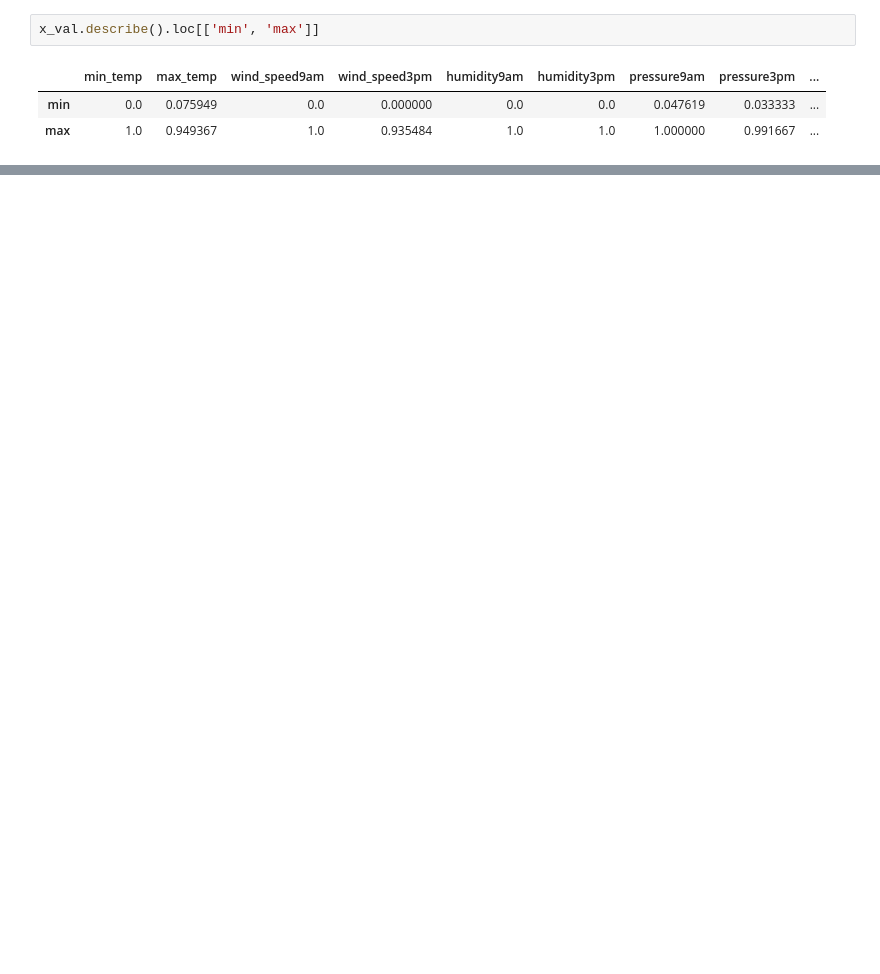
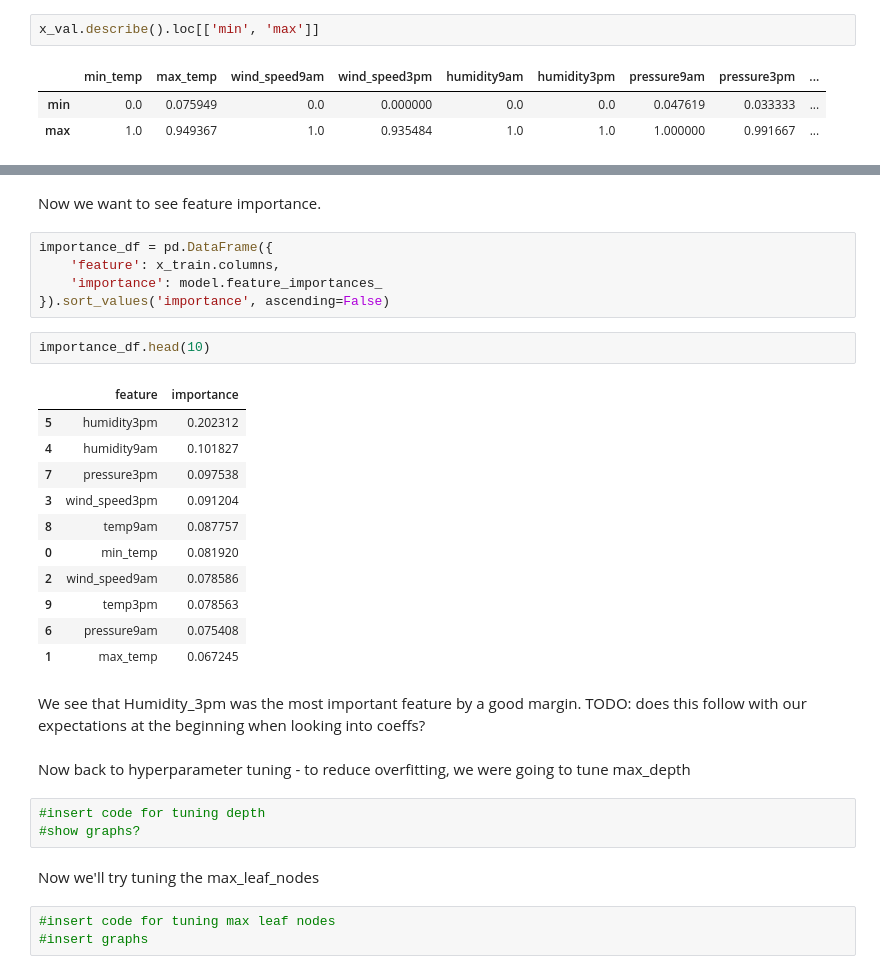
Before and after one commit to ancheypeng/cs4701, a Jupyter notebook: random_forest.ipynb, the cells around one changed output, grey strips where cells are left out. Cells and saved outputs as stored; diff of their text form; blank space fills up the shorter version.

```diff
--- a/random_forest.ipynb
+++ b/random_forest.ipynb
@@ -280,0 +330,33 @@ F1 Score: 25.72
+# %% [markdown]
+Now we want to see feature importance.
+# %%
+importance_df = pd.DataFrame({
+    'feature': x_train.columns,
+    'importance': model.feature_importances_
+}).sort_values('importance', ascending=False)
+# %%
+importance_df.head(10)
+# %% [output]
+|  | feature | importance |
+| 5 | humidity3pm | 0.202312 |
+| 4 | humidity9am | 0.101827 |
+| 7 | pressure3pm | 0.097538 |
+| 3 | wind_speed3pm | 0.091204 |
+| 8 | temp9am | 0.087757 |
+| 0 | min_temp | 0.081920 |
+| 2 | wind_speed9am | 0.078586 |
+| 9 | temp3pm | 0.078563 |
+| 6 | pressure9am | 0.075408 |
+| 1 | max_temp | 0.067245 |
+# %% [markdown]
+We see that Humidity_3pm was the most important feature by a good margin. TODO: does this follow with our expectations at the beginning when looking into coeffs?
+# %% [markdown]
+Now back to hyperparameter tuning - to reduce overfitting, we were going to tune max_depth
+# %%
+#insert code for tuning depth
+#show graphs?
+# %% [markdown]
+Now we'll try tuning the max_leaf_nodes
+# %%
+#insert code for tuning max leaf nodes
+#insert graphs
```
Also changed, not shown: parts of 43 cells of this notebook.
